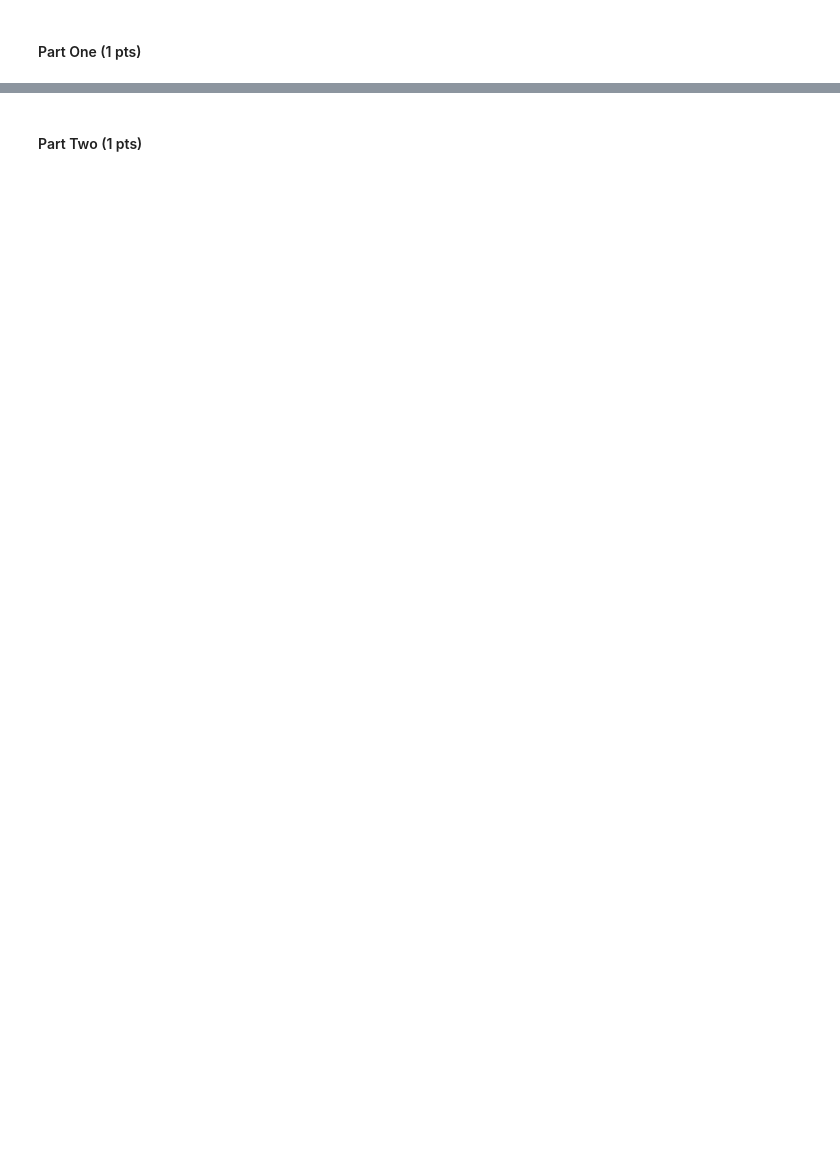
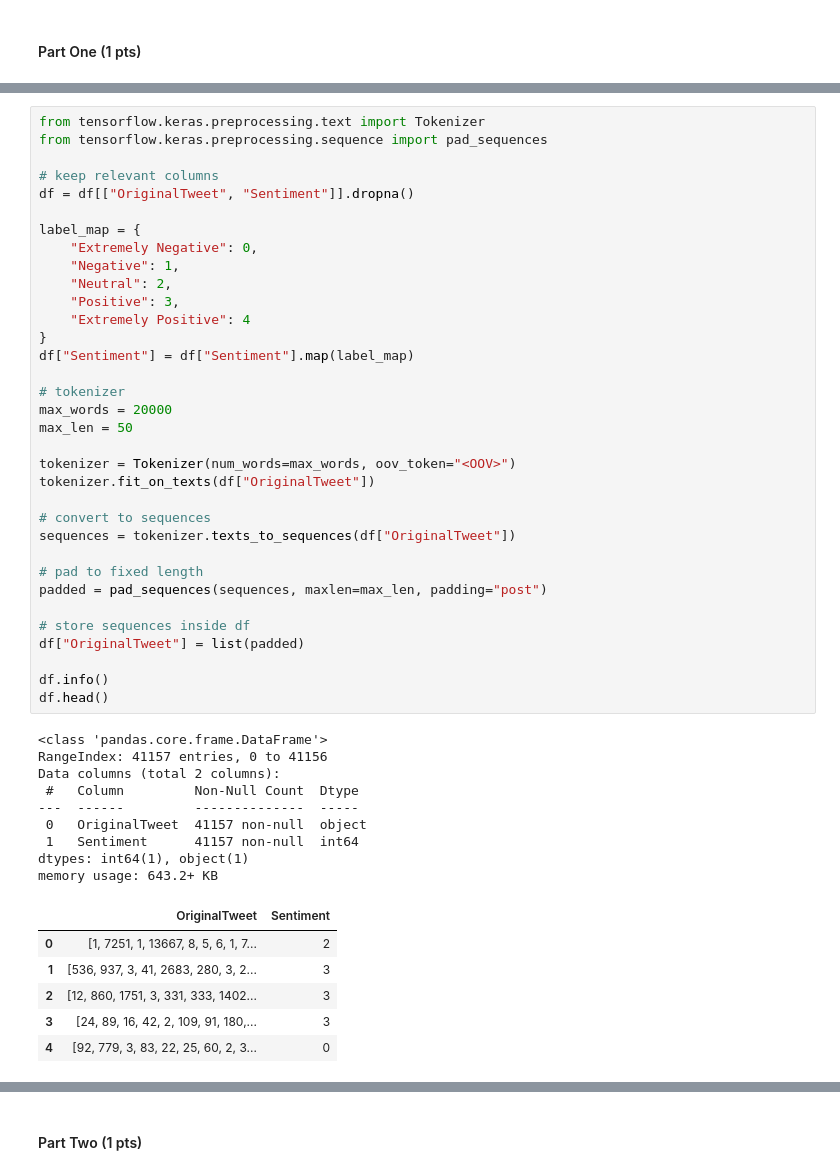
Before and after one commit to alexchans/ML_labs, a Jupyter notebook: labs/lab7.ipynb, the cells around one changed output, grey strips where cells are left out. Saved outputs shown, nothing was run; the diff lists cells and outputs as text; blank space fills up the shorter version.

```diff
--- a/labs/lab7.ipynb
+++ b/labs/lab7.ipynb
@@ -15,0 +46,50 @@ We choose the ... dataset ...
+# %%
+from tensorflow.keras.preprocessing.text import Tokenizer
+from tensorflow.keras.preprocessing.sequence import pad_sequences
+
+# keep relevant columns
+df = df[["OriginalTweet", "Sentiment"]].dropna()
+
+label_map = {
+    "Extremely Negative": 0,
+    "Negative": 1,
+    "Neutral": 2,
+    "Positive": 3,
+    "Extremely Positive": 4
+}
+df["Sentiment"] = df["Sentiment"].map(label_map)
+
+# tokenizer
+max_words = 20000
+max_len = 50
+
+tokenizer = Tokenizer(num_words=max_words, oov_token="<OOV>")
+tokenizer.fit_on_texts(df["OriginalTweet"])
+
+# convert to sequences
+sequences = tokenizer.texts_to_sequences(df["OriginalTweet"])
+
+# pad to fixed length
+padded = pad_sequences(sequences, maxlen=max_len, padding="post")
+
+# store sequences inside df
+df["OriginalTweet"] = list(padded)
+
+df.info()
+df.head()
+# %% [output]
+<class 'pandas.core.frame.DataFrame'>
+RangeIndex: 41157 entries, 0 to 41156
+Data columns (total 2 columns):
+ #   Column         Non-Null Count  Dtype
+---  ------         --------------  -----
+ 0   OriginalTweet  41157 non-null  object
+ 1   Sentiment      41157 non-null  int64
+dtypes: int64(1), object(1)
+memory usage: 643.2+ KB
+|  | OriginalTweet | Sentiment |
+| 0 | [1, 7251, 1, 13667, 8, 5, 6, 1, 7... | 2 |
+| 1 | [536, 937, 3, 41, 2683, 280, 3, 2... | 3 |
+| 2 | [12, 860, 1751, 3, 331, 333, 1402... | 3 |
+| 3 | [24, 89, 16, 42, 2, 109, 91, 180,... | 3 |
+| 4 | [92, 779, 3, 83, 22, 25, 60, 2, 3... | 0 |
```
Also changed, not shown: parts of 9 cells of this notebook, 2 other files.
